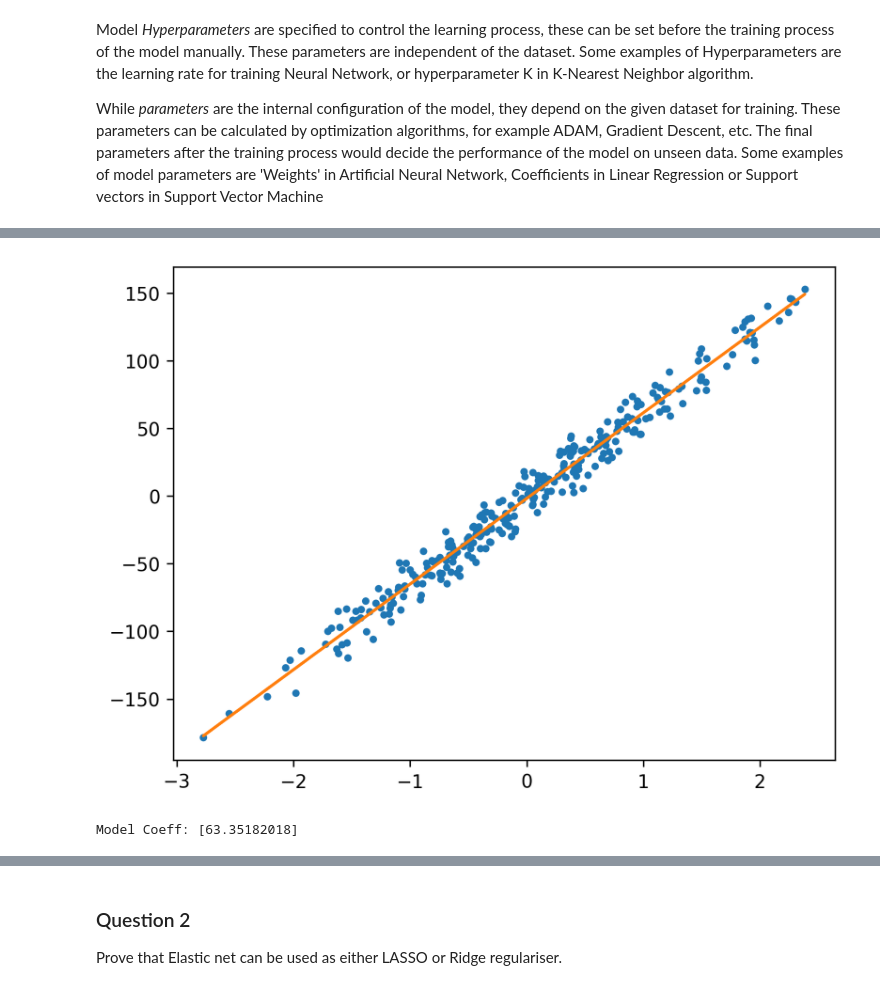
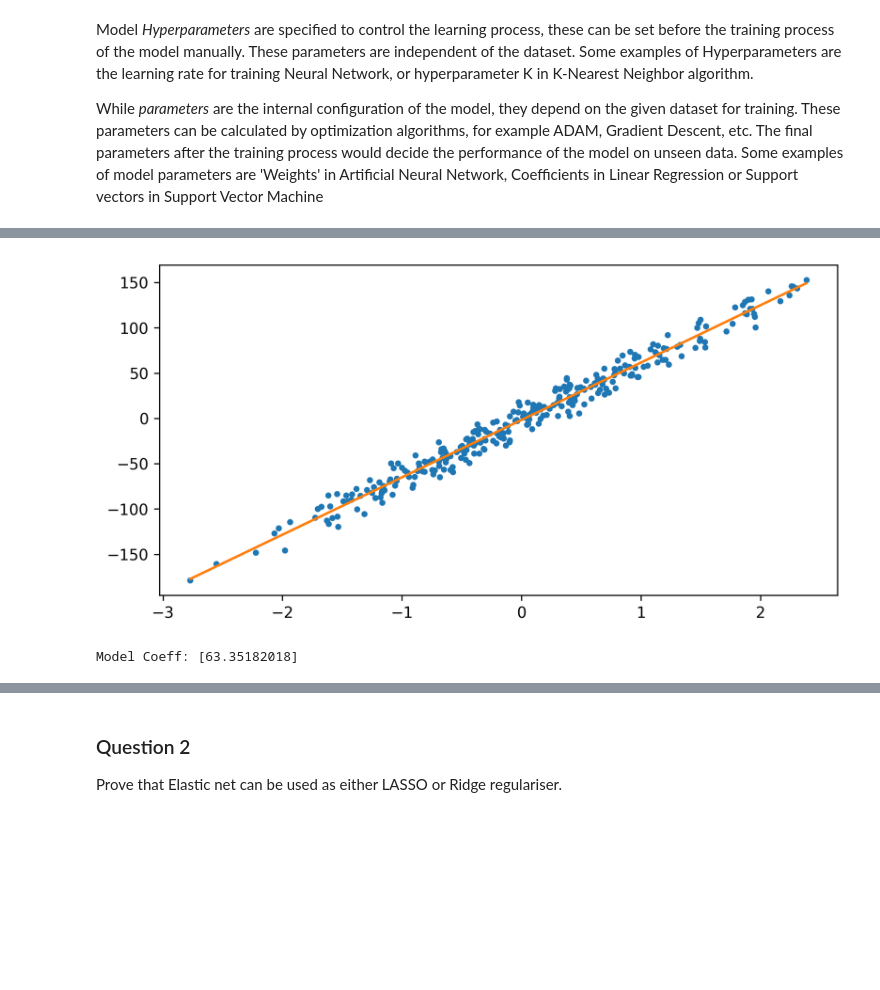
Before and after one commit to NNCT2904/SIT720-MachineLearning, a Jupyter notebook: Assignment3/Assignment3.ipynb, the cells around one changed output, grey strips where cells are left out. Saved outputs shown, nothing was run; the diff lists cells and outputs as text; code cells hidden in the pictures; blank space fills up the shorter version.

```diff
--- a/Assignment3/Assignment3.ipynb
+++ b/Assignment3/Assignment3.ipynb
@@ -57,21 +57,22 @@ plt.show()
 # %%
 # Example 1: Lasso regression
 # Hyperparameter: alpha and max_iter
 # parameter: coef_
 
 lassoreg = Lasso(alpha=0.1, max_iter=100)
 
 lassoreg.fit(X,Y)
 
 Y_pred_example = lassoreg.predict(X)
 
+plt.figure(figsize=(8, 4), dpi=300)
 plt.plot(X, Y, '.')
 plt.plot(X , Y_pred_example, '-')
 plt.show()
 
 print(f'Model Coeff: {lassoreg.coef_}')
 # %% [output]
-[figure, old version]
+[figure, new version]
 Model Coeff: [63.35182018]
 # %%
 # Example 2: Ridge regression
```
Also changed, not shown: parts of 25 cells of this notebook.
